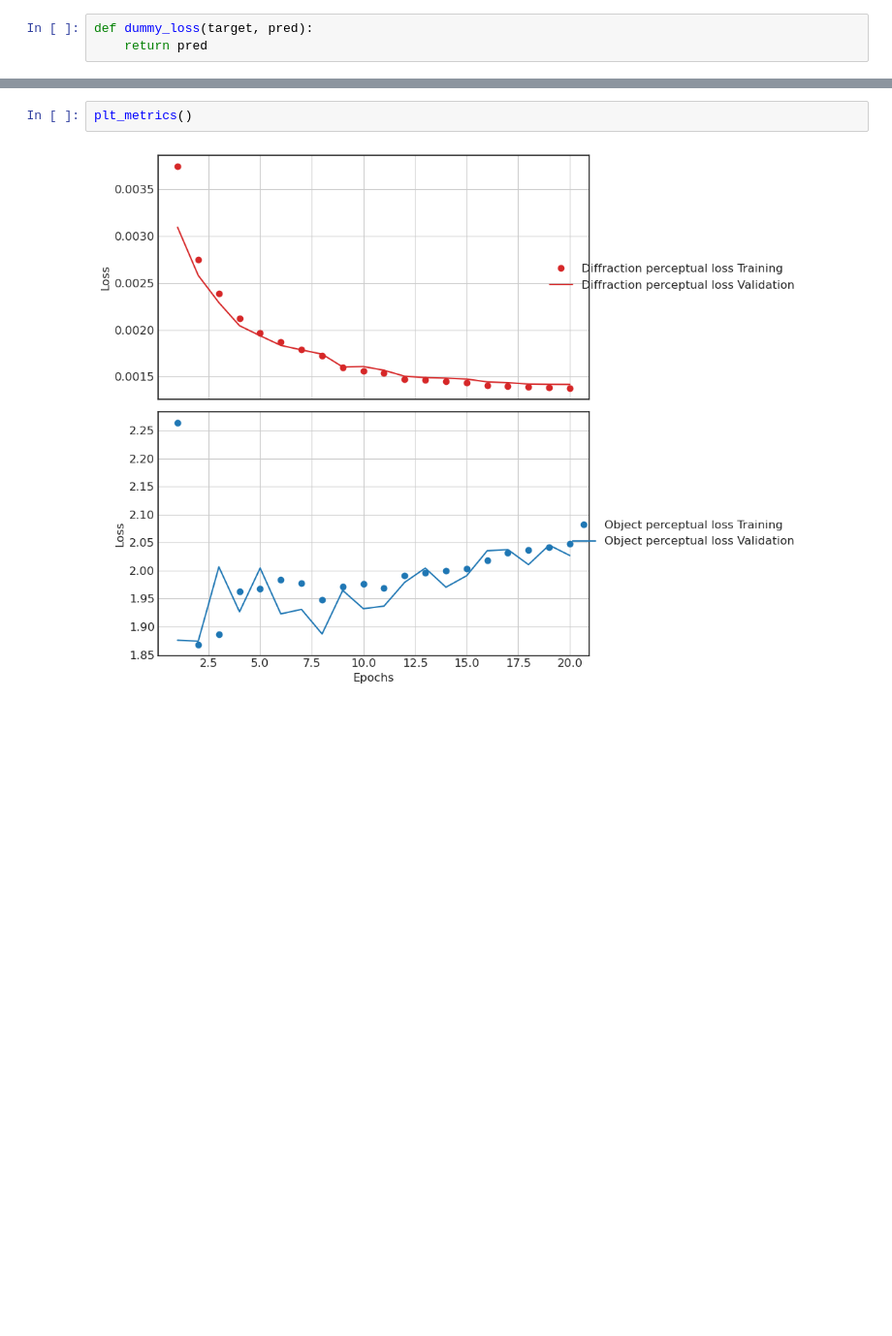
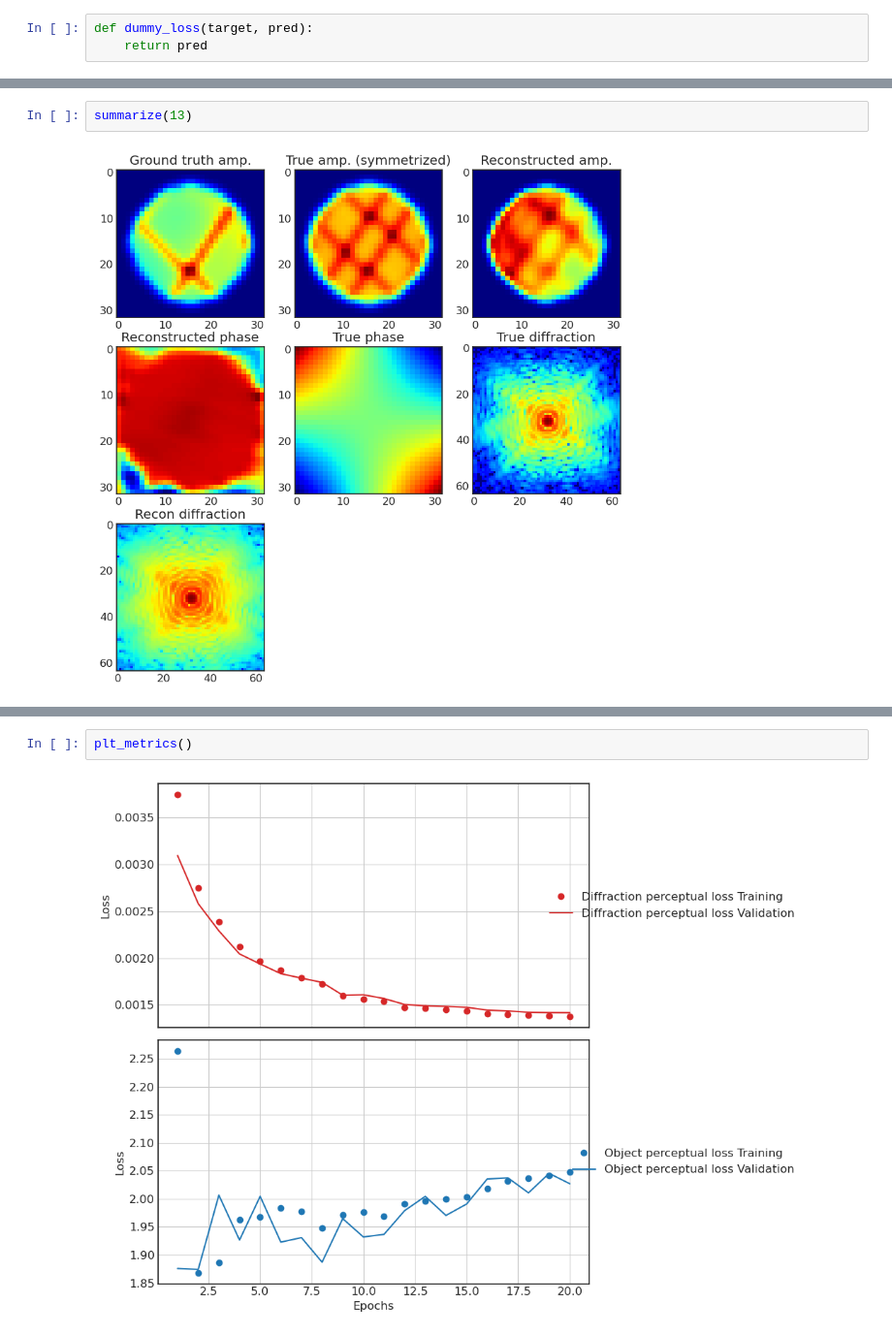
Before and after one commit to hoidn/PtychoPINN, a Jupyter notebook: tf_ptycho_autoencoder.ipynb, the cells around one changed output, grey strips where cells are left out. Shown at 97% size. Drawn from its saved outputs; the diff is of its cells as text; blank space fills up the shorter version.

```diff
--- a/tf_ptycho_autoencoder.ipynb
+++ b/tf_ptycho_autoencoder.ipynb
@@ -733,0 +875,4 @@ Y_I_train.max()
+# %%
+summarize(13)
+# %% [output]
+[figure, added]
```
Also changed, not shown: parts of 36 cells of this notebook, 19 other files.
